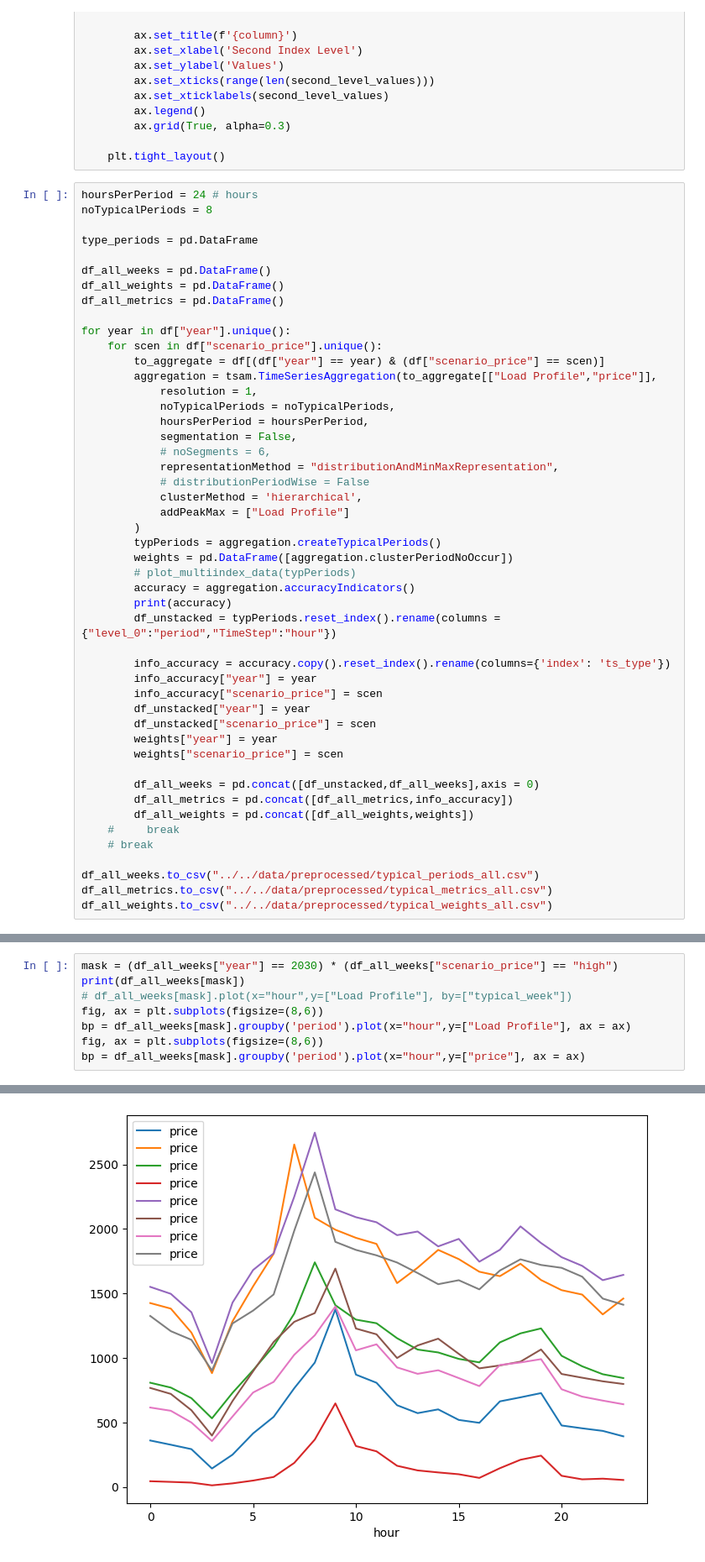
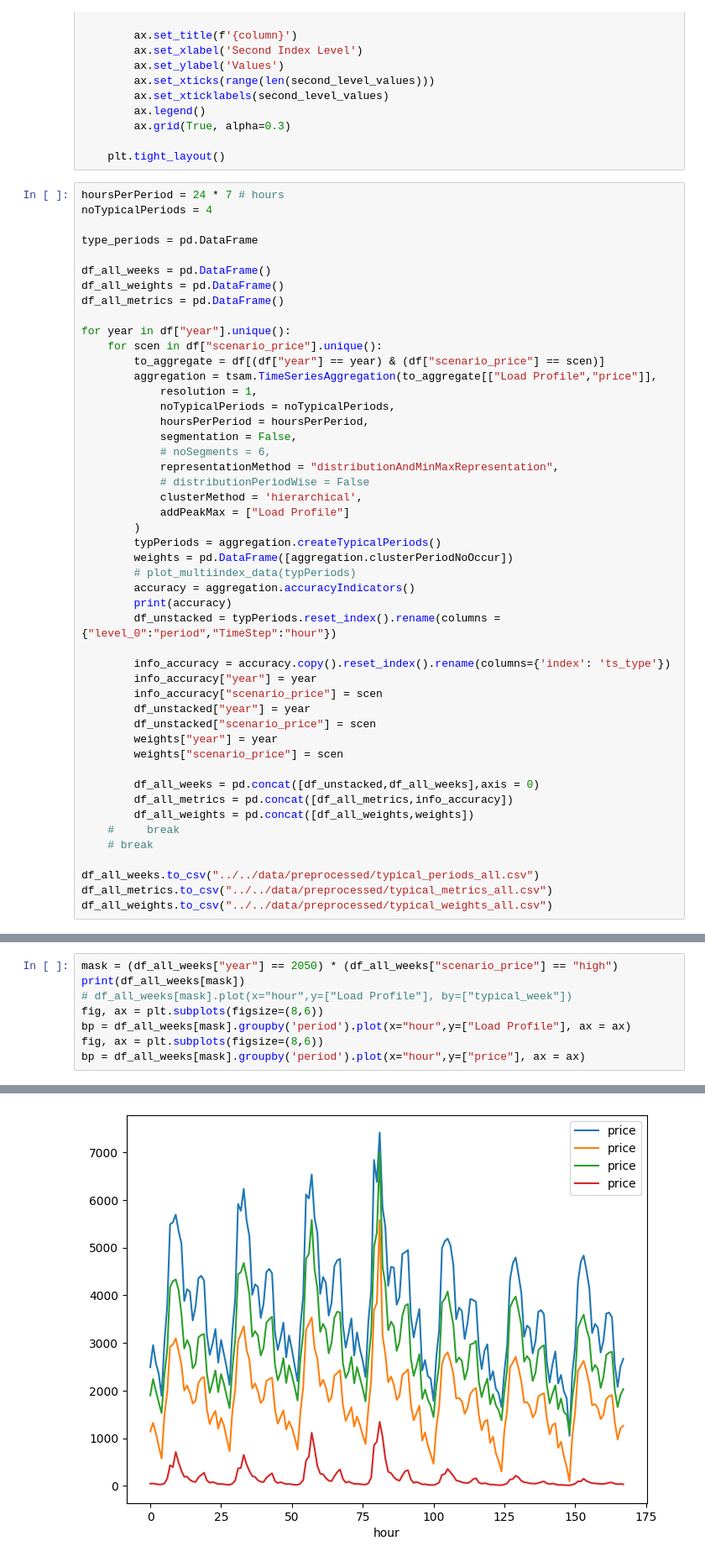
Before and after one commit to alikoek/DH-Capacity-Expansion, a Jupyter notebook: src/python/preprocessing.ipynb, the cells around one changed output, grey strips where cells are left out. Shown at 84% size. Saved outputs shown, nothing was run; the diff lists cells and outputs as text.

Commit message:
modified typical days for Ali

```diff
--- a/src/python/preprocessing.ipynb
+++ b/src/python/preprocessing.ipynb
@@ -81,8 +70,8 @@ def plot_multiindex_data(typPeriods):
 
     plt.tight_layout()
 # %%
-hoursPerPeriod = 24 # hours
-noTypicalPeriods = 8
+hoursPerPeriod = 24 * 7 # hours
+noTypicalPeriods = 4
 
 type_periods = pd.DataFrame
 
@@ -149,5 +138,5 @@ price         0.074568       0.006261  0.054986
 # %%
-mask = (df_all_weeks["year"] == 2030) * (df_all_weeks["scenario_price"] == "high")
+mask = (df_all_weeks["year"] == 2050) * (df_all_weeks["scenario_price"] == "high")
 print(df_all_weeks[mask])
 # df_all_weeks[mask].plot(x="hour",y=["Load Profile"], by=["typical_week"])
 fig, ax = plt.subplots(figsize=(8,6))
@@ -173 +162 @@ bp = df_all_weeks[mask].groupby('period').plot(x="hour",y=["price"], ax = ax)
-[figure, old version]
+[figure, new version]
```
Also changed, not shown: parts of 7 cells of this notebook, 9 other files.
